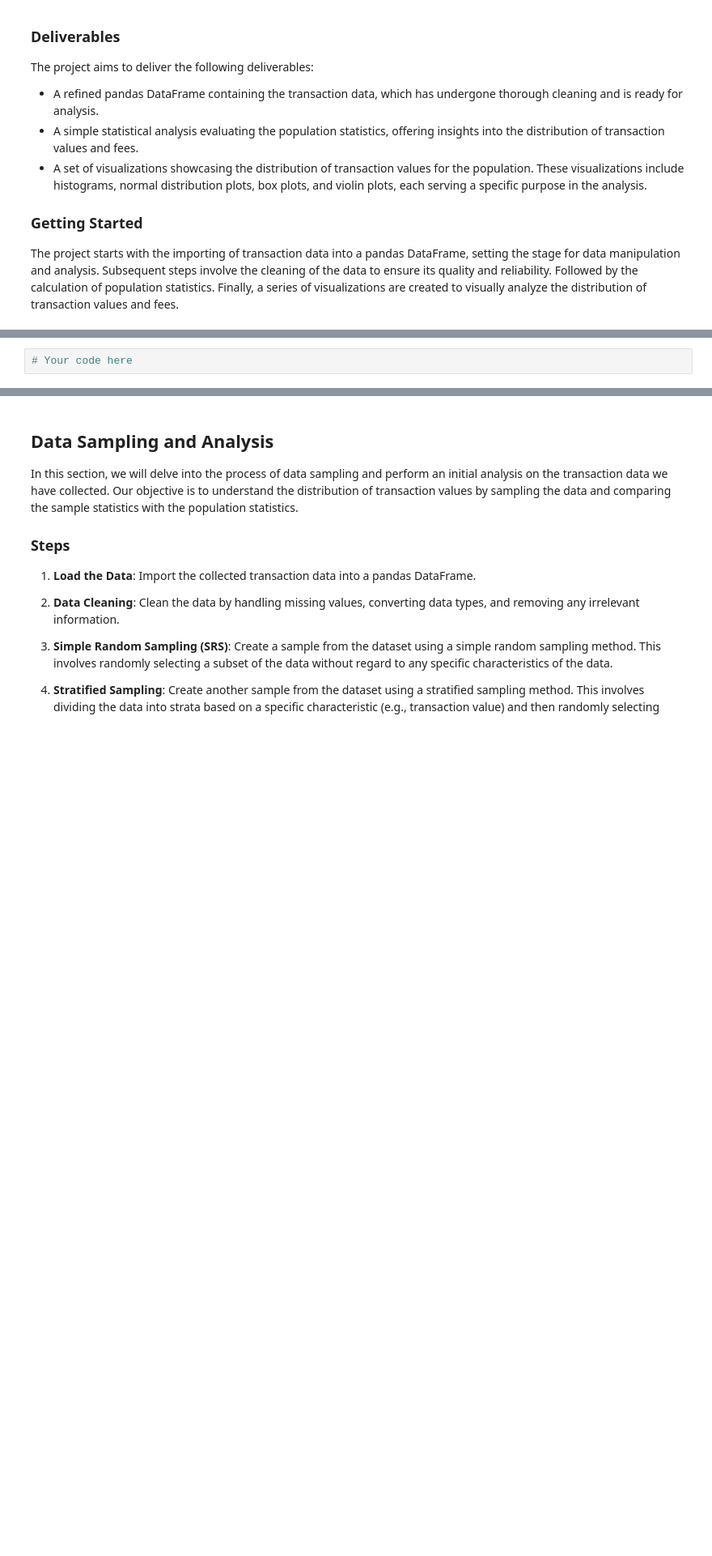
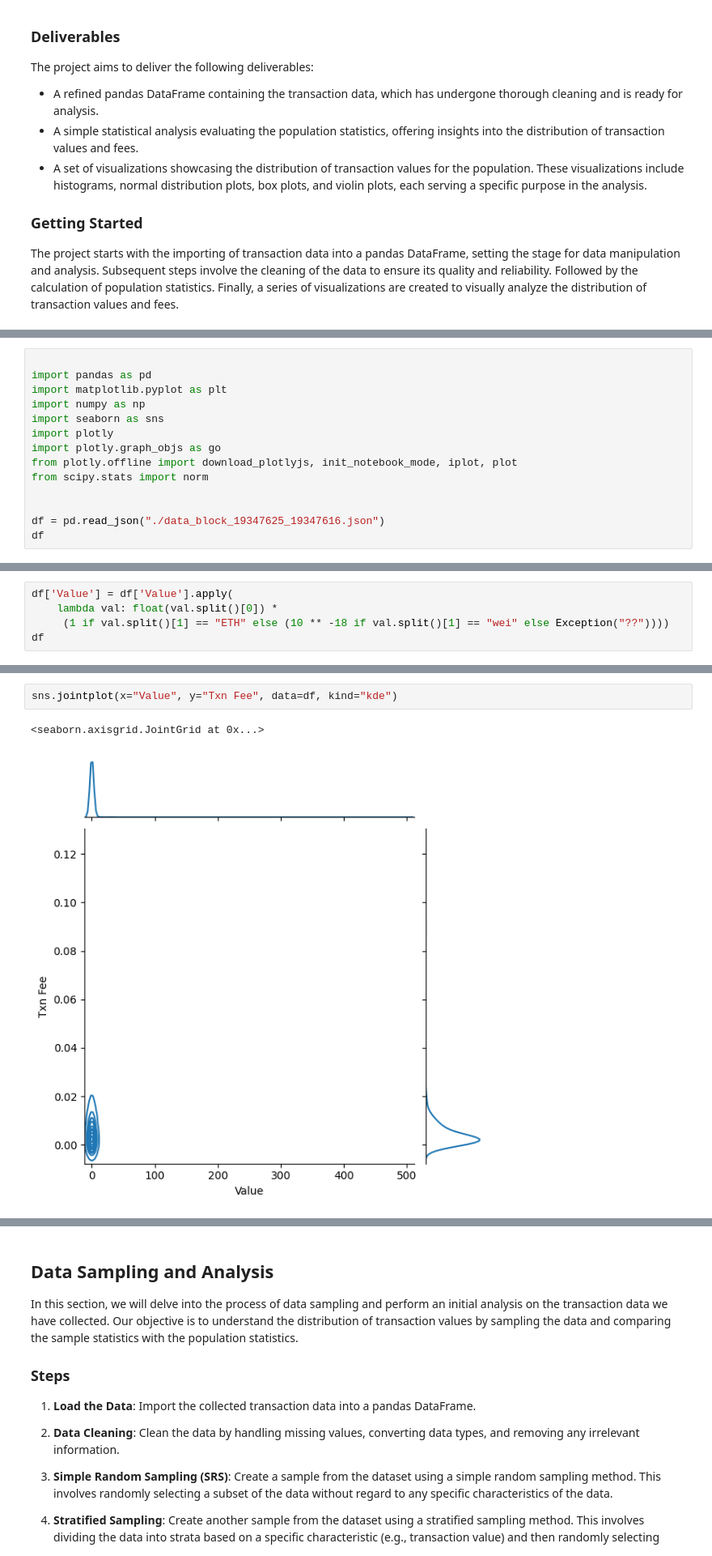
Before and after one commit to mvajhi/Introduction-to-Data-Science, a Jupyter notebook: ca0/CA0.ipynb, the cells around one changed output, grey strips where cells are left out. Shown at 81% size. Saved outputs shown, nothing was run; the diff lists cells and outputs as text; blank space fills up the shorter version.

Commit message:
Working with data frame

```diff
--- a/ca0/CA0.ipynb
+++ b/ca0/CA0.ipynb
@@ -251,2 +244,14 @@ The project starts with the importing of transaction data into a pandas DataFram
 # %%
-# Your code here
+
+import pandas as pd
+import matplotlib.pyplot as plt
+import numpy as np
+import seaborn as sns
+import plotly
+import plotly.graph_objs as go
+from plotly.offline import download_plotlyjs, init_notebook_mode, iplot, plot
+from scipy.stats import norm
+
+
+df = pd.read_json("./data_block_19347625_19347616.json")
+df
@@ -252,0 +272,5 @@ The project starts with the importing of transaction data into a pandas DataFram
+# %%
+df['Value'] = df['Value'].apply(
+    lambda val: float(val.split()[0]) *
+     (1 if val.split()[1] == "ETH" else (10 ** -18 if val.split()[1] == "wei" else Exception("??"))))
+df
@@ -252,0 +301,5 @@ The project starts with the importing of transaction data into a pandas DataFram
+# %%
+sns.jointplot(x="Value", y="Txn Fee", data=df, kind="kde")
+# %% [output]
+<seaborn.axisgrid.JointGrid at 0x...>
+[figure, added]
```
Also changed, not shown: parts of 20 cells of this notebook.
